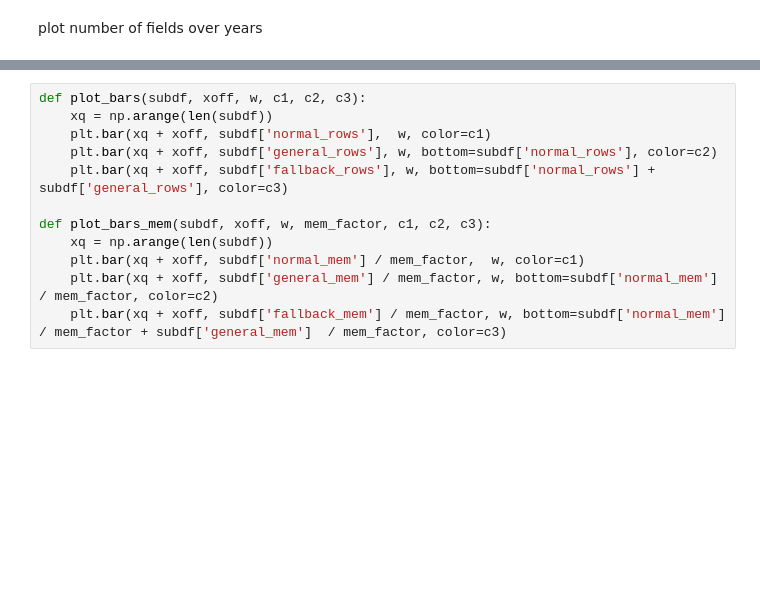
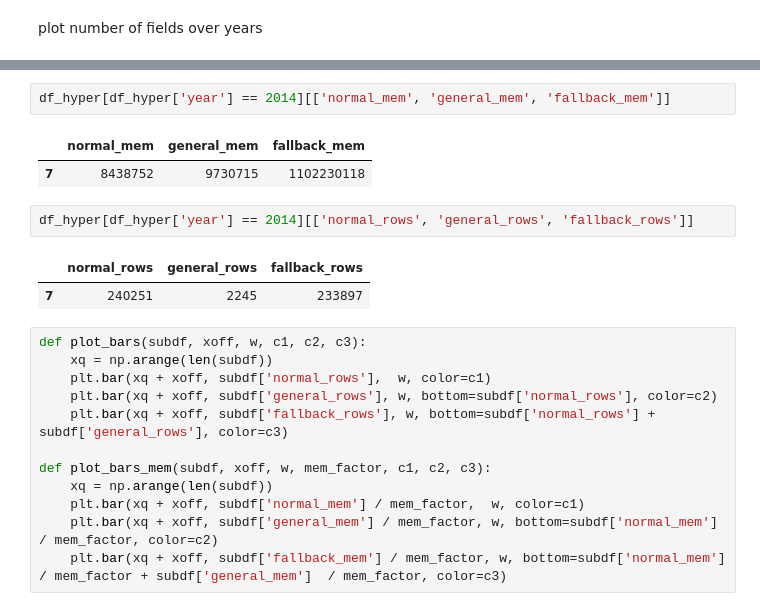
Before and after one commit to tuplex/tuplex, a Jupyter notebook: experimental/notebooks/02_paper_plot_github_sample.ipynb, the cells around one changed output, grey strips where cells are left out. Cells and saved outputs as stored; diff of their text form; blank space fills up the shorter version.

```diff
--- a/experimental/notebooks/02_paper_plot_github_sample.ipynb
+++ b/experimental/notebooks/02_paper_plot_github_sample.ipynb
@@ -181,3 +199,13 @@ general case (hyper): 225 - 671 fields
+# %%
+df_hyper[df_hyper['year'] == 2014][['normal_mem', 'general_mem', 'fallback_mem']]
+# %% [output]
+|  | normal_mem | general_mem | fallback_mem |
+| 7 | 8438752 | 9730715 | 1102230118 |
+# %%
+df_hyper[df_hyper['year'] == 2014][['normal_rows', 'general_rows', 'fallback_rows']]
+# %% [output]
+|  | normal_rows | general_rows | fallback_rows |
+| 7 | 240251 | 2245 | 233897 |
 # %%
 def plot_bars(subdf, xoff, w, c1, c2, c3):
     xq = np.arange(len(subdf))
```
Also changed, not shown: parts of 28 cells of this notebook, 1 other file.
